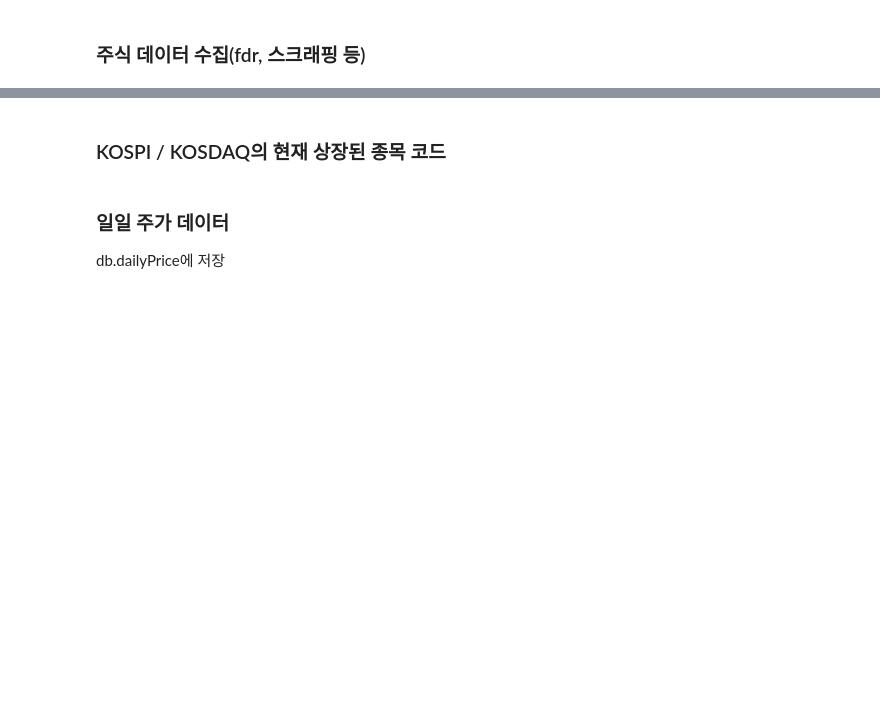
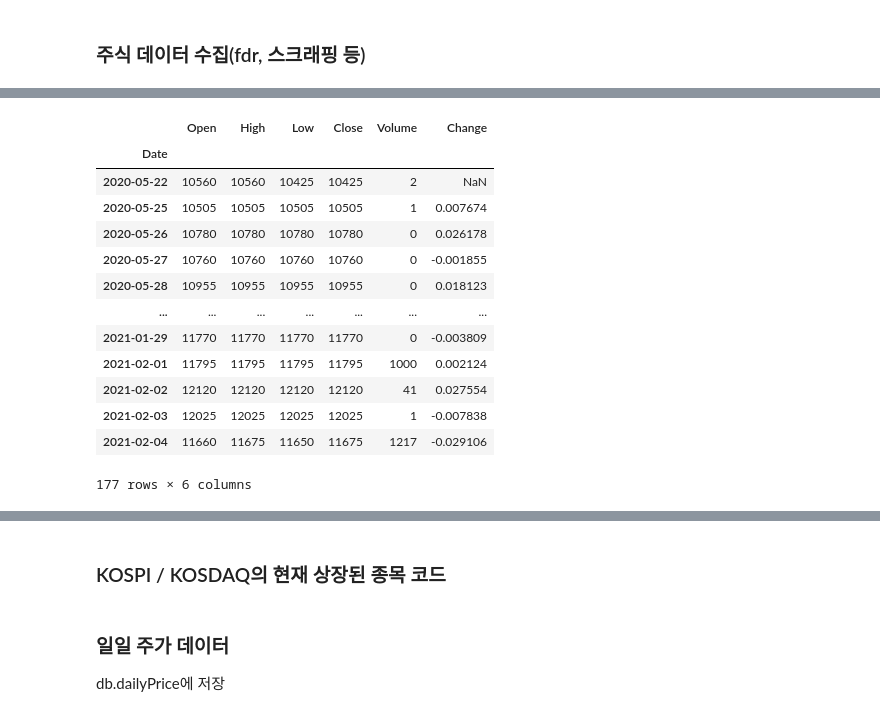
Before and after one commit to parkeunsang/stock, a Jupyter notebook: stock_get_data.ipynb, the cells around one changed output, grey strips where cells are left out. Drawn from its saved outputs; the diff is of its cells as text; code cells hidden in the pictures; blank space fills up the shorter version.

```diff
--- a/stock_get_data.ipynb
+++ b/stock_get_data.ipynb
@@ -24,0 +32,3 @@ db = client.stock
+# %%
+dfS = fdr.DataReader('570047', '2018')
+dfS.head(10)
@@ -24,0 +48,17 @@ db = client.stock
+# %%
+dfS
+# %% [output]
+|  | Open | High | Low | Close | Volume | Change |
+| Date |  |  |  |  |  |  |
+| 2020-05-22 | 10560 | 10560 | 10425 | 10425 | 2 | NaN |
+| 2020-05-25 | 10505 | 10505 | 10505 | 10505 | 1 | 0.007674 |
+| 2020-05-26 | 10780 | 10780 | 10780 | 10780 | 0 | 0.026178 |
+| 2020-05-27 | 10760 | 10760 | 10760 | 10760 | 0 | -0.001855 |
+| 2020-05-28 | 10955 | 10955 | 10955 | 10955 | 0 | 0.018123 |
+| ... | ... | ... | ... | ... | ... | ... |
+| 2021-01-29 | 11770 | 11770 | 11770 | 11770 | 0 | -0.003809 |
+| 2021-02-01 | 11795 | 11795 | 11795 | 11795 | 1000 | 0.002124 |
+| 2021-02-02 | 12120 | 12120 | 12120 | 12120 | 41 | 0.027554 |
+| 2021-02-03 | 12025 | 12025 | 12025 | 12025 | 1 | -0.007838 |
+| 2021-02-04 | 11660 | 11675 | 11650 | 11675 | 1217 | -0.029106 |
+177 rows × 6 columns
```
Also changed, not shown: parts of 10 cells of this notebook.
